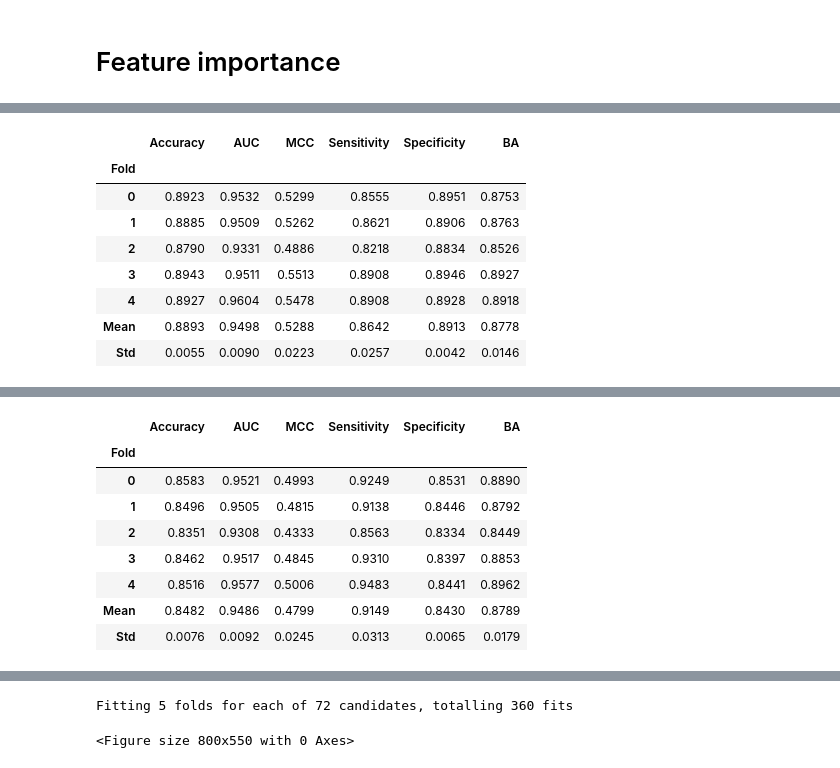
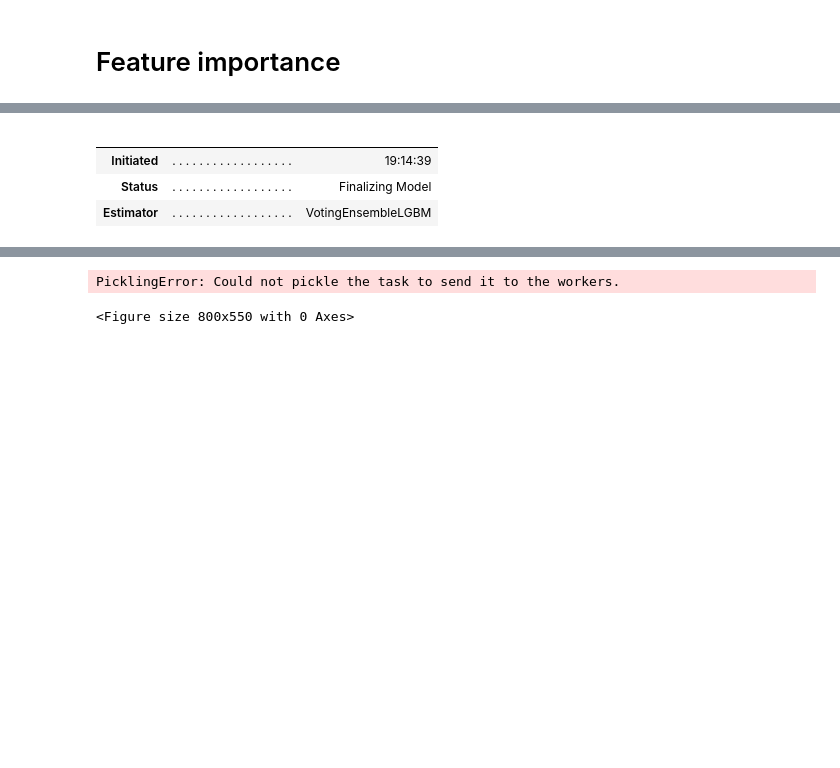
Before and after one commit to giordamaug/HELP, a Jupyter notebook: HELPpy/notebooks/feature_importance.ipynb, the cells around one changed output, grey strips where cells are left out. Saved outputs shown, nothing was run; the diff lists cells and outputs as text; code cells hidden in the pictures; blank space fills up the shorter version.

```diff
--- a/HELPpy/notebooks/feature_importance.ipynb
+++ b/HELPpy/notebooks/feature_importance.ipynb
@@ -123,18 +120,14 @@ Fitting 5 folds for each of 10 candidates, totalling 50 fits
 # %%
 from HELPpy.models.prediction import VotingEnsembleLGBM
 velgbm = VotingEnsembleLGBM()
 velgbm_trained  = create_model(velgbm)
-hparams = {"n_estimators" :[150, 170, 200], "n_voters": [2,4,6,8,10,12,14,16], 'learning_rate' :[0.1, 0.01, 0.05]}
-tuned_rf, tuner = tune_model(velgbm_trained, optimize = 'BA', search_algorithm='grid', custom_grid=hparams, return_tuner=True)
+hparams = {"n_estimators" :[150, 170, 200], "n_voters": [4,8,10,14,18], 'learning_rate' :[0.1, 0.01, 0.05]}
+tuned_velgbm, tuner = tune_model(velgbm_trained, optimize = 'BA', search_algorithm='grid', custom_grid=hparams, return_tuner=True)
 # %% [output]
+|  |  |  |
+|  |  |  |
+| Initiated | . . . . . . . . . . . . . . . . . . | 19:14:39 |
+| Status | . . . . . . . . . . . . . . . . . . | Finalizing Model |
+| Estimator | . . . . . . . . . . . . . . . . . . | VotingEnsembleLGBM |
 [interactive output not drawn]
-|  | Accuracy | AUC | MCC | Sensitivity | Specificity | BA |
-| Fold |  |  |  |  |  |  |
-| 0 | 0.8923 | 0.9532 | 0.5299 | 0.8555 | 0.8951 | 0.8753 |
-| 1 | 0.8885 | 0.9509 | 0.5262 | 0.8621 | 0.8906 | 0.8763 |
-| 2 | 0.8790 | 0.9331 | 0.4886 | 0.8218 | 0.8834 | 0.8526 |
-| 3 | 0.8943 | 0.9511 | 0.5513 | 0.8908 | 0.8946 | 0.8927 |
-| 4 | 0.8927 | 0.9604 | 0.5478 | 0.8908 | 0.8928 | 0.8918 |
-| Mean | 0.8893 | 0.9498 | 0.5288 | 0.8642 | 0.8913 | 0.8778 |
-| Std | 0.0055 | 0.0090 | 0.0223 | 0.0257 | 0.0042 | 0.0146 |
 [interactive output not drawn]
@@ -142,9 +133,0 @@ tuned_rf, tuner = tune_model(velgbm_trained, optimize = 'BA', search_algorithm='
-|  | Accuracy | AUC | MCC | Sensitivity | Specificity | BA |
-| Fold |  |  |  |  |  |  |
-| 0 | 0.8583 | 0.9521 | 0.4993 | 0.9249 | 0.8531 | 0.8890 |
-| 1 | 0.8496 | 0.9505 | 0.4815 | 0.9138 | 0.8446 | 0.8792 |
-| 2 | 0.8351 | 0.9308 | 0.4333 | 0.8563 | 0.8334 | 0.8449 |
-| 3 | 0.8462 | 0.9517 | 0.4845 | 0.9310 | 0.8397 | 0.8853 |
-| 4 | 0.8516 | 0.9577 | 0.5006 | 0.9483 | 0.8441 | 0.8962 |
-| Mean | 0.8482 | 0.9486 | 0.4799 | 0.9149 | 0.8430 | 0.8789 |
-| Std | 0.0076 | 0.0092 | 0.0245 | 0.0313 | 0.0065 | 0.0179 |
@@ -152,4 +134,4 @@ tuned_rf, tuner = tune_model(velgbm_trained, optimize = 'BA', search_algorithm='
-Fitting 5 folds for each of 72 candidates, totalling 360 fits
+PicklingError: Could not pickle the task to send it to the workers.
 # %%
 import matplotlib.pyplot as plt
 plt.tight_layout()
```
Also changed, not shown: parts of 7 cells of this notebook, 5 other files.
